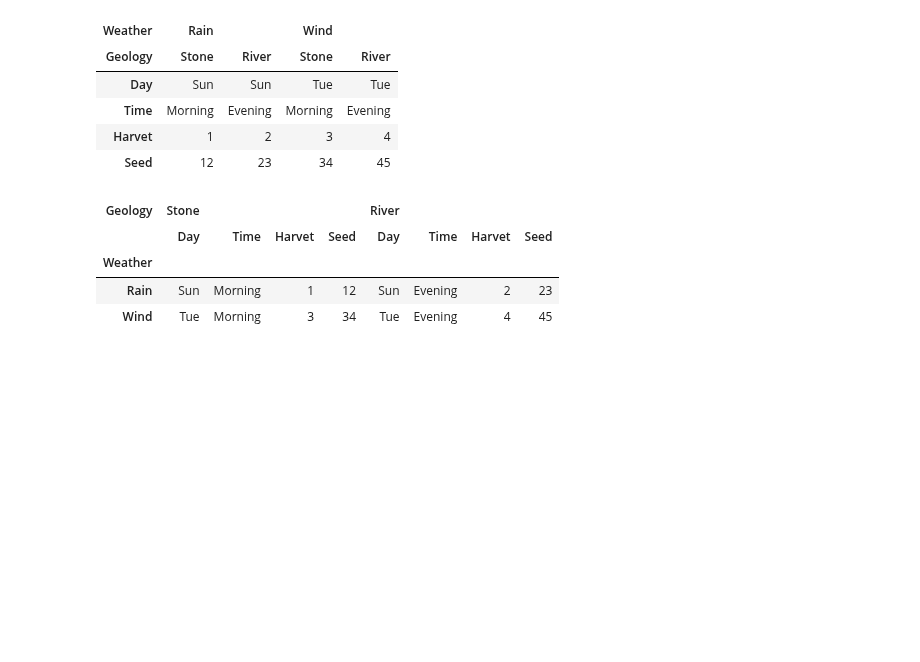
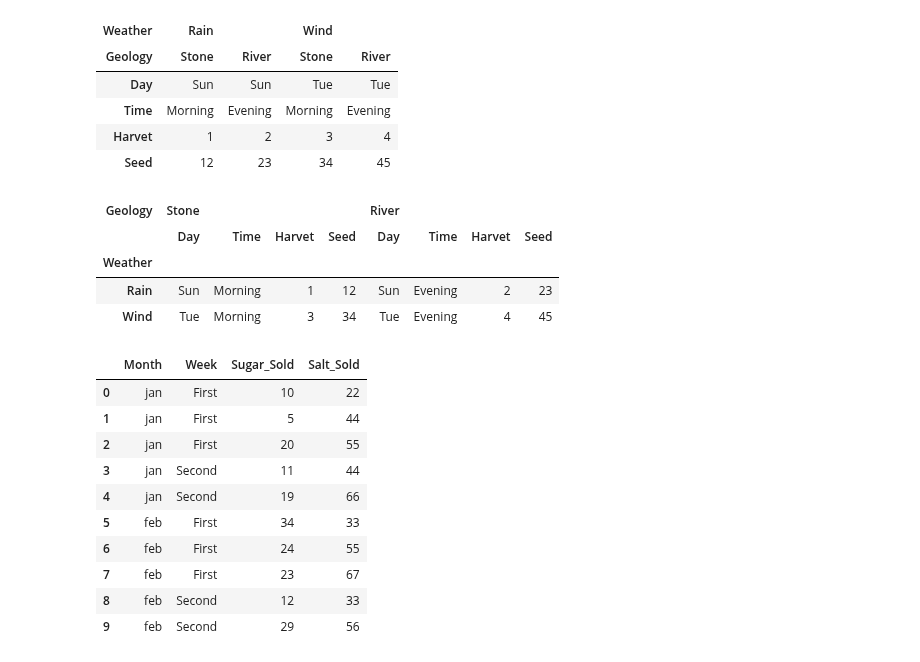
Before and after one commit to ramnagella/Demo, a Jupyter notebook: DA_Day8.ipynb, the cells around one changed output. Saved outputs shown, nothing was run; the diff lists cells and outputs as text; code cells hidden in the pictures; blank space fills up the shorter version.

```diff
--- a/DA_Day8.ipynb
+++ b/DA_Day8.ipynb
@@ -502,3 +502,27 @@ df20.unstack(level=[1,2])
 | Weather |  |  |  |  |  |  |  |  |
 | Rain | Sun | Morning | 1 | 12 | Sun | Evening | 2 | 23 |
 | Wind | Tue | Morning | 3 | 34 | Tue | Evening | 4 | 45 |
+# %%
+#DF with 4 columns to show aggregation using pivot_table
+df50=pd.DataFrame({
+    'Month':['jan','jan','jan','jan','jan','feb','feb','feb','feb','feb'],
+    'Week':['First','First','First','Second','Second','First','First','First','Second','Second'],
+    'Sugar_Sold':[10,5,20,11,19,34,24,23,12,29],
+    'Salt_Sold':[22,44,55,44,66,33,55,67,33,56]
+})
+# %%
+df50
+#data inconsistant data like jan first more than one column (month and week)has same data
+#there are duplicated and redundant data also
+# %% [output]
+|  | Month | Week | Sugar_Sold | Salt_Sold |
+| 0 | jan | First | 10 | 22 |
+| 1 | jan | First | 5 | 44 |
+| 2 | jan | First | 20 | 55 |
+| 3 | jan | Second | 11 | 44 |
+| 4 | jan | Second | 19 | 66 |
+| 5 | feb | First | 34 | 33 |
+| 6 | feb | First | 24 | 55 |
+| 7 | feb | First | 23 | 67 |
+| 8 | feb | Second | 12 | 33 |
+| 9 | feb | Second | 29 | 56 |
```
Also changed, not shown: parts of 12 cells of this notebook.
